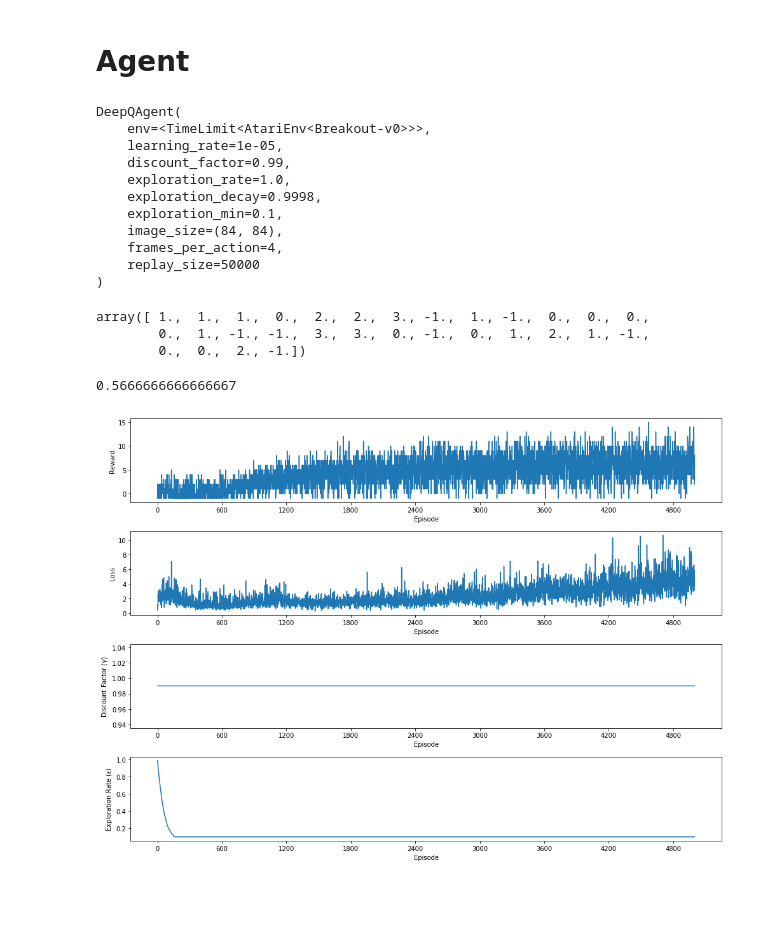
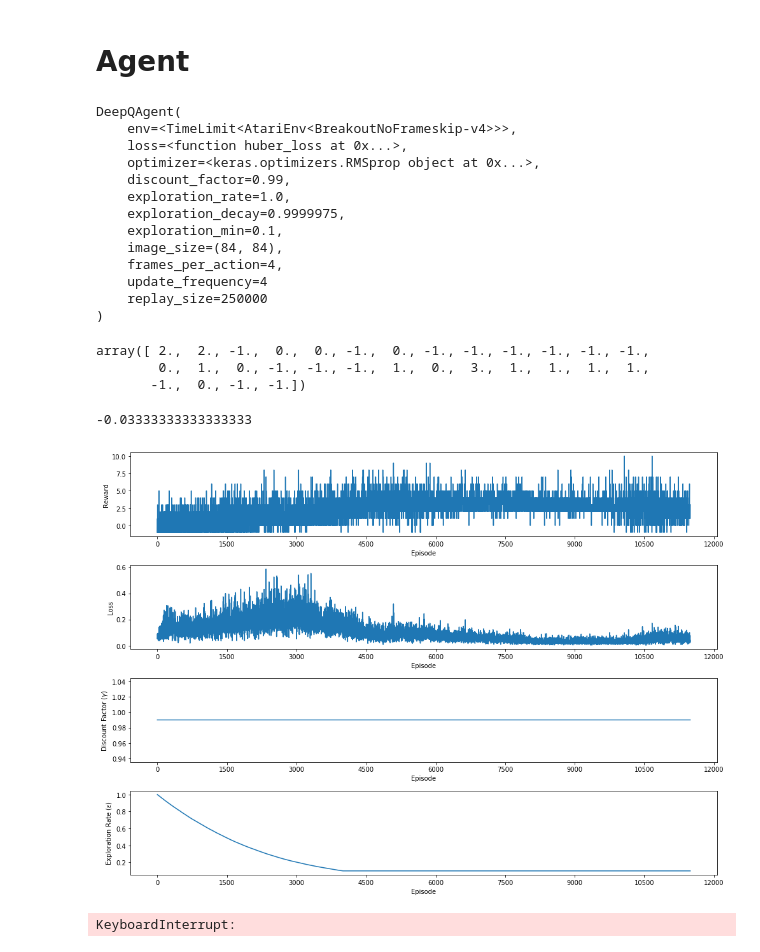
Before and after one commit to Kautenja/playing-mario-with-deep-reinforcement-learning, a Jupyter notebook: ipynb/Deep Q Agent.ipynb, the cells around one changed output. Saved outputs shown, nothing was run; the diff lists cells and outputs as text; code cells hidden in the pictures; blank space fills up the shorter version.

```diff
--- a/ipynb/Deep Q Agent.ipynb
+++ b/ipynb/Deep Q Agent.ipynb
@@ -11,7 +11,7 @@ Using TensorFlow backend.
 # %% [markdown]
 # Environment
 # %%
-env = gym.make('Breakout-v0')
+env = gym.make('BreakoutNoFrameskip-v4')
 # %%
 env.observation_space
 # %% [output]
@@ -23,37 +23,40 @@ Discrete(4)
 # %% [markdown]
 # Agent
 # %%
-agent = DeepQAgent(env, learning_rate=1e-5, frames_per_action=4, replay_size=1000000)
+agent = DeepQAgent(env, frames_per_action=4, replay_size=250000)
 agent
 # %% [output]
 DeepQAgent(
-    env=<TimeLimit<AtariEnv<Breakout-v0>>>,
-    learning_rate=1e-05,
+    env=<TimeLimit<AtariEnv<BreakoutNoFrameskip-v4>>>,
+    loss=<function huber_loss at 0x...>,
+    optimizer=<keras.optimizers.RMSprop object at 0x...>,
     discount_factor=0.99,
     exploration_rate=1.0,
-    exploration_decay=0.9998,
+    exploration_decay=0.9999975,
     exploration_min=0.1,
     image_size=(84, 84),
     frames_per_action=4,
-    replay_size=50000
+    update_frequency=4
+    replay_size=250000
 )
 # %%
 res_random = agent.play()
 res_random
 # %% [output]
-array([ 1.,  1.,  1.,  0.,  2.,  2.,  3., -1.,  1., -1.,  0.,  0.,  0.,
-        0.,  1., -1., -1.,  3.,  3.,  0., -1.,  0.,  1.,  2.,  1., -1.,
-        0.,  0.,  2., -1.])
+array([ 2.,  2., -1.,  0.,  0., -1.,  0., -1., -1., -1., -1., -1., -1.,
+        0.,  1.,  0., -1., -1., -1.,  1.,  0.,  3.,  1.,  1.,  1.,  1.,
+       -1.,  0., -1., -1.])
 # %%
 res_random.mean()
 # %% [output]
-0.5666666666666667
+-0.03333333333333333
 # %%
 agent.observe(50000)
 # %%
-agent.train(episodes=5000, callback=JupyterCallback())
+agent.train(episodes=15000, callback=JupyterCallback())
 # %% [output]
-[figure, old version]
+[figure, new version]
+KeyboardInterrupt:
 # %%
 res_trained = agent.play()
 res_trained
```
Also changed, not shown: parts of 3 cells of this notebook, 3 other files.
